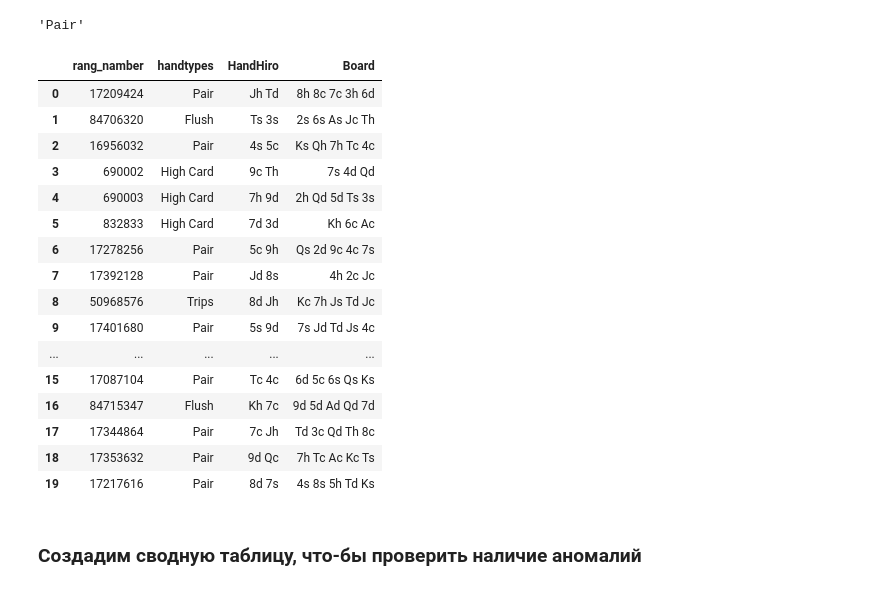
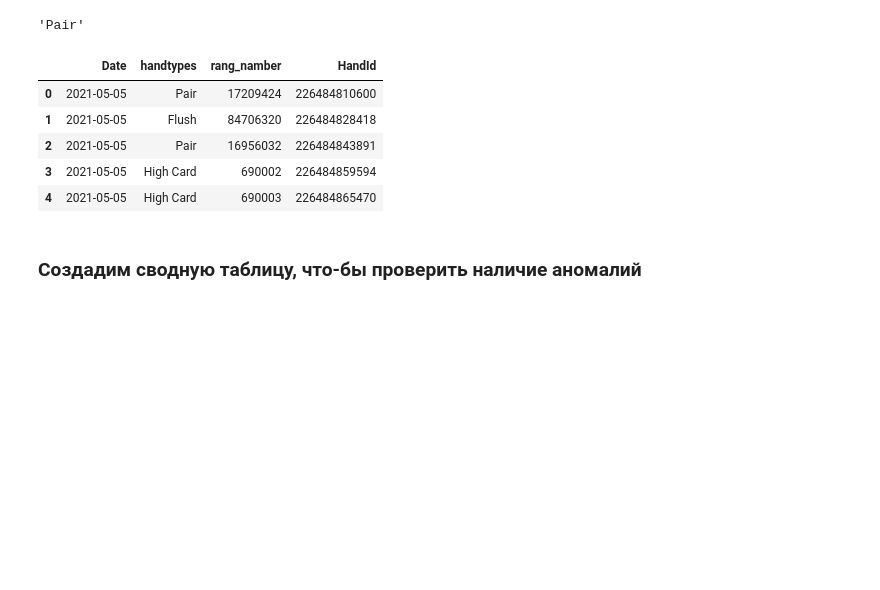
Before and after one commit to meraline/Analyz_Pokera, a Jupyter notebook: analiz_poker_day.ipynb, the cells around one changed output. Drawn from its saved outputs; the diff is of its cells as text; code cells hidden in the pictures; blank space fills up the shorter version.

```diff
--- a/analiz_poker_day.ipynb
+++ b/analiz_poker_day.ipynb
@@ -268,28 +235,18 @@ handtype_(17209424)
 # %%
 # Применим функцию к столбцу hand  и запишем в новый столбец rang_namber
 
 df['rang_namber'] = df['hand_rang'].str.split().apply(evaluate_)
 df['handtypes'] = df['rang_namber'].apply(handtype_)
-df[['rang_namber', 'handtypes','HandHiro', 'Board']].head(20)
+df = df[['Date', 'handtypes', 'rang_namber','HandId']]
+df.head()
 # df['filter'] = df.loc[df.handtypes.str.contains('Two Pair', 'Trips', 'Straight', 'Full House', 'Quads', 'Straight Flush'), 'rang_namber']
 # %% [output]
-|  | rang_namber | handtypes | HandHiro | Board |
-| 0 | 17209424 | Pair | Jh Td | 8h 8c 7c 3h 6d |
-| 1 | 84706320 | Flush | Ts 3s | 2s 6s As Jc Th |
-| 2 | 16956032 | Pair | 4s 5c | Ks Qh 7h Tc 4c |
-| 3 | 690002 | High Card | 9c Th | 7s 4d Qd |
-| 4 | 690003 | High Card | 7h 9d | 2h Qd 5d Ts 3s |
-| 5 | 832833 | High Card | 7d 3d | Kh 6c Ac |
-| 6 | 17278256 | Pair | 5c 9h | Qs 2d 9c 4c 7s |
-| 7 | 17392128 | Pair | Jd 8s | 4h 2c Jc |
-| 8 | 50968576 | Trips | 8d Jh | Kc 7h Js Td Jc |
-| 9 | 17401680 | Pair | 5s 9d | 7s Jd Td Js 4c |
-| ... | ... | ... | ... | ... |
-| 15 | 17087104 | Pair | Tc 4c | 6d 5c 6s Qs Ks |
-| 16 | 84715347 | Flush | Kh 7c | 9d 5d Ad Qd 7d |
-| 17 | 17344864 | Pair | 7c Jh | Td 3c Qd Th 8c |
-| 18 | 17353632 | Pair | 9d Qc | 7h Tc Ac Kc Ts |
-| 19 | 17217616 | Pair | 8d 7s | 4s 8s 5h Td Ks |
+|  | Date | handtypes | rang_namber | HandId |
+| 0 | 2021-05-05 | Pair | 17209424 | 226484810600 |
+| 1 | 2021-05-05 | Flush | 84706320 | 226484828418 |
+| 2 | 2021-05-05 | Pair | 16956032 | 226484843891 |
+| 3 | 2021-05-05 | High Card | 690002 | 226484859594 |
+| 4 | 2021-05-05 | High Card | 690003 | 226484865470 |
 # %%
 # df.sort_values(by=['handtypes', 'rang_namber'])
 # %%
```
Also changed, not shown: parts of 26 cells of this notebook, 2 other files.
